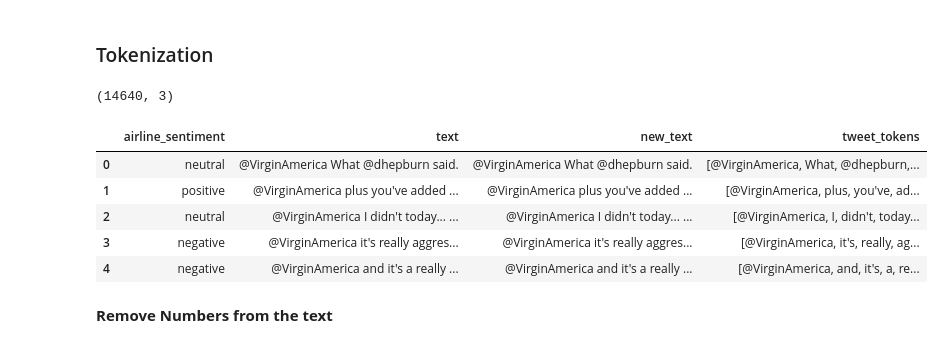
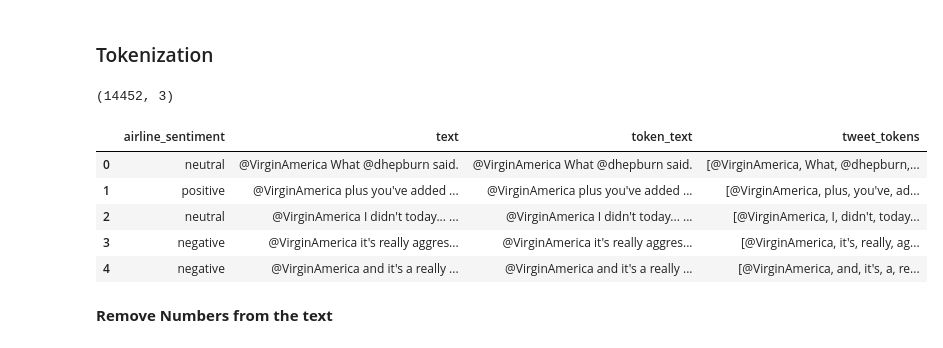
Before and after one commit to npselvan/StockInventory, a Jupyter notebook: NLP_Analysis.ipynb, the cells around one changed output. Cells and saved outputs as stored; diff of their text form; code cells hidden in the pictures.

```diff
--- a/NLP_Analysis.ipynb
+++ b/NLP_Analysis.ipynb
@@ -118,3 +118,5 @@ Name: airline_sentiment, dtype: int64
 df['text'].nunique()
 # %% [output]
 14427
+# %%
+df.drop_duplicates(inplace=True)
@@ -137,5 +148,7 @@ df2.plot(kind='bar')
 # %%
-df3['new_text'] = [BeautifulSoup(txt).get_text() for txt in df3['text']]
+from bs4 import BeautifulSoup
+df3=df.copy()
+df3['text'] = [BeautifulSoup(txt).get_text() for txt in df3['text']]
 # %%
 ahtml= '<html><head><body><h2>Welcome to BeautifulSoup Programming</h2></body></head></html>'
 BeautifulSoup(ahtml).get_text()
@@ -171,18 +194,18 @@ There is no any HTML tags in the text
 # %% [markdown]
 ### Tokenization
 # %%
-df3['new_text']=[BeautifulSoup(txt).get_text() for txt in df3['text']]
+df3['token_text']=[BeautifulSoup(txt).get_text() for txt in df3['text']]
 # %%
 df3.shape
 # %% [output]
-(14640, 3)
+(14452, 3)
 # %%
 from nltk.tokenize import TweetTokenizer
 tt=TweetTokenizer()
-df3['tweet_tokens']=df3['new_text'].apply(tt.tokenize)
+df3['tweet_tokens']=df3['token_text'].apply(tt.tokenize)
 df3.head()
 # %% [output]
-|  | airline_sentiment | text | new_text | tweet_tokens |
+|  | airline_sentiment | text | token_text | tweet_tokens |
 | 0 | neutral | @VirginAmerica What @dhepburn said. | @VirginAmerica What @dhepburn said. | [@VirginAmerica, What, @dhepburn,... |
 | 1 | positive | @VirginAmerica plus you've added ... | @VirginAmerica plus you've added ... | [@VirginAmerica, plus, you've, ad... |
 | 2 | neutral | @VirginAmerica I didn't today... ... | @VirginAmerica I didn't today... ... | [@VirginAmerica, I, didn't, today... |
```
Also changed, not shown: parts of 22 cells of this notebook.
